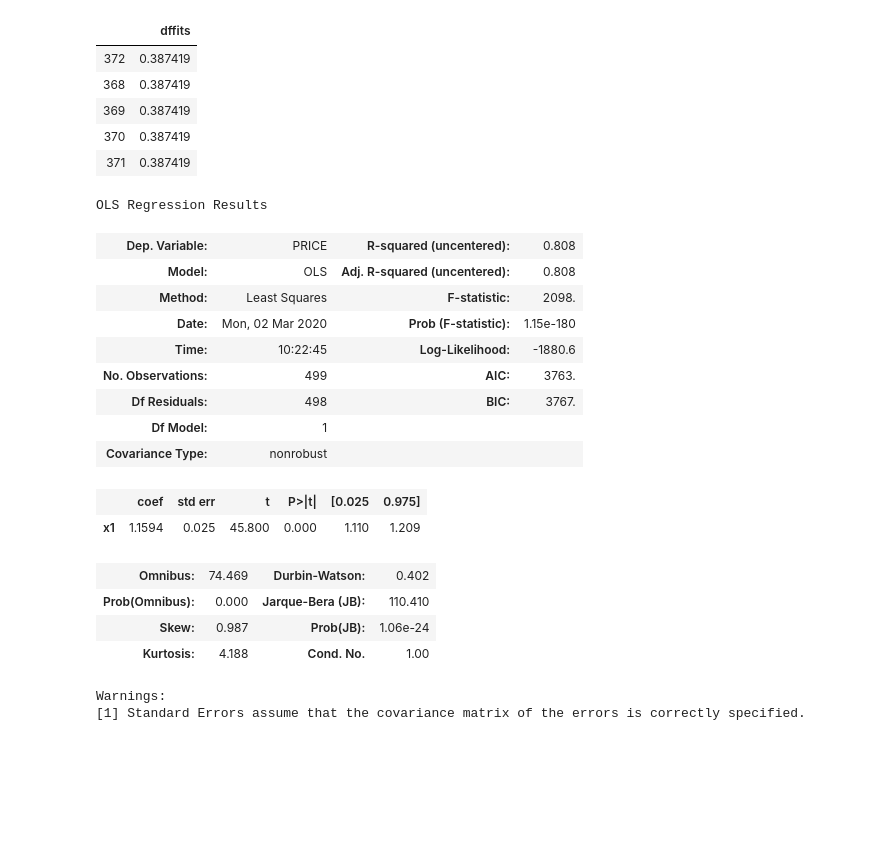
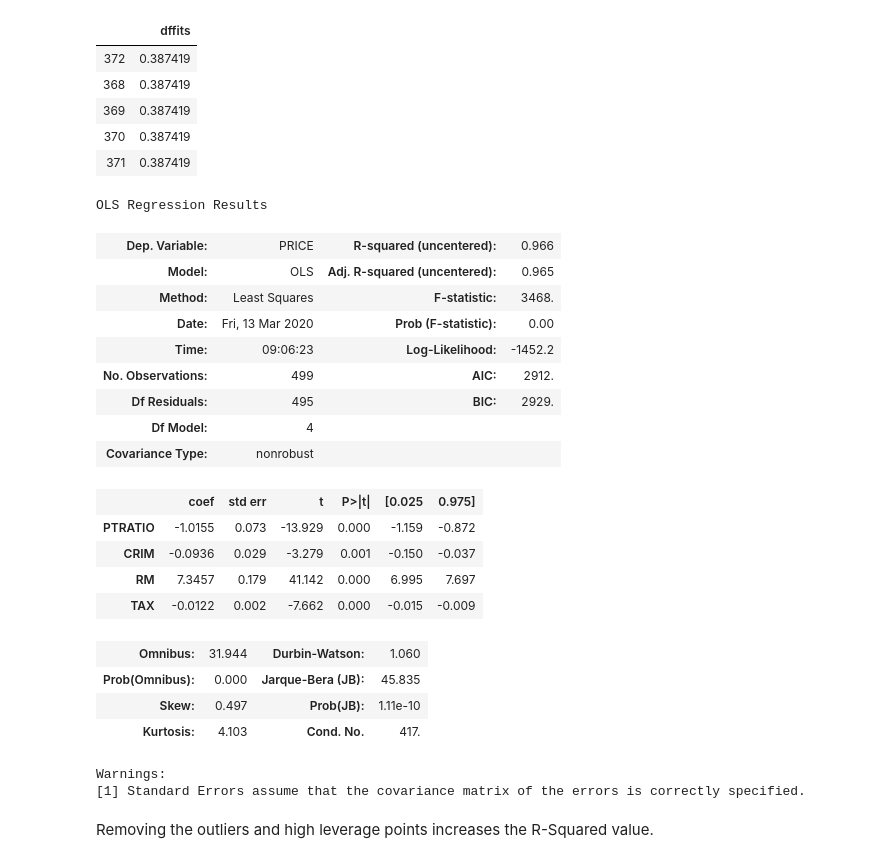
Before and after one commit to ajwal14/Springboard-DSBC, a Jupyter notebook: Mini_Project_Linear_Regression.ipynb, the cells around one changed output. Drawn from its saved outputs; the diff is of its cells as text; code cells hidden in the pictures; blank space fills up the shorter version.

```diff
--- a/Mini_Project_Linear_Regression.ipynb
+++ b/Mini_Project_Linear_Regression.ipynb
@@ -948,31 +952,41 @@ dffits.head(5)
 | 370 | 0.387419 |
 | 371 | 0.387419 |
 # %%
-X = bos.PTRATIO.values.reshape(-1,1)
-Y = bos.PRICE
 
-X_new = np.delete(X,[365,367,368,369,370,371,372]).reshape(-1,1)
+X = bos[['PTRATIO','CRIM','RM','TAX']]
+y = bos['PRICE']
+
+#print(X)
+#print(Y)
+
+
+X_new = X.drop([365,367,368,369,370,371,372])
 Y_new = Y.drop([365,367,368,369,370,371,372])
 
 model = sm.OLS(Y_new, X_new).fit()
 predictions = model.predict(X)
 model.summary()
 # %% [output]
 OLS Regression Results
-| Dep. Variable: | PRICE | R-squared (uncentered): | 0.808 |
-| Model: | OLS | Adj. R-squared (uncentered): | 0.808 |
-| Method: | Least Squares | F-statistic: | 2098. |
-| Date: | Mon, 02 Mar 2020 | Prob (F-statistic): | 1.15e-180 |
-| Time: | 10:22:45 | Log-Likelihood: | -1880.6 |
-| No. Observations: | 499 | AIC: | 3763. |
-| Df Residuals: | 498 | BIC: | 3767. |
-| Df Model: | 1 |  |  |
+| Dep. Variable: | PRICE | R-squared (uncentered): | 0.966 |
+| Model: | OLS | Adj. R-squared (uncentered): | 0.965 |
+| Method: | Least Squares | F-statistic: | 3468. |
+| Date: | Fri, 13 Mar 2020 | Prob (F-statistic): | 0.00 |
+| Time: | 09:06:23 | Log-Likelihood: | -1452.2 |
+| No. Observations: | 499 | AIC: | 2912. |
+| Df Residuals: | 495 | BIC: | 2929. |
+| Df Model: | 4 |  |  |
 | Covariance Type: | nonrobust |  |  |
 |  | coef | std err | t | P>|t| | [0.025 | 0.975] |
-| x1 | 1.1594 | 0.025 | 45.800 | 0.000 | 1.110 | 1.209 |
+| PTRATIO | -1.0155 | 0.073 | -13.929 | 0.000 | -1.159 | -0.872 |
+| CRIM | -0.0936 | 0.029 | -3.279 | 0.001 | -0.150 | -0.037 |
+| RM | 7.3457 | 0.179 | 41.142 | 0.000 | 6.995 | 7.697 |
+| TAX | -0.0122 | 0.002 | -7.662 | 0.000 | -0.015 | -0.009 |
-| Omnibus: | 74.469 | Durbin-Watson: | 0.402 |
-| Prob(Omnibus): | 0.000 | Jarque-Bera (JB): | 110.410 |
-| Skew: | 0.987 | Prob(JB): | 1.06e-24 |
-| Kurtosis: | 4.188 | Cond. No. | 1.00 |
+| Omnibus: | 31.944 | Durbin-Watson: | 1.060 |
+| Prob(Omnibus): | 0.000 | Jarque-Bera (JB): | 45.835 |
+| Skew: | 0.497 | Prob(JB): | 1.11e-10 |
+| Kurtosis: | 4.103 | Cond. No. | 417. |
 Warnings:
 [1] Standard Errors assume that the covariance matrix of the errors is correctly specified.
+# %% [markdown]
+Removing the outliers and high leverage points increases the R-Squared value.
```
Also changed, not shown: parts of 2 cells of this notebook, 1 other file.
